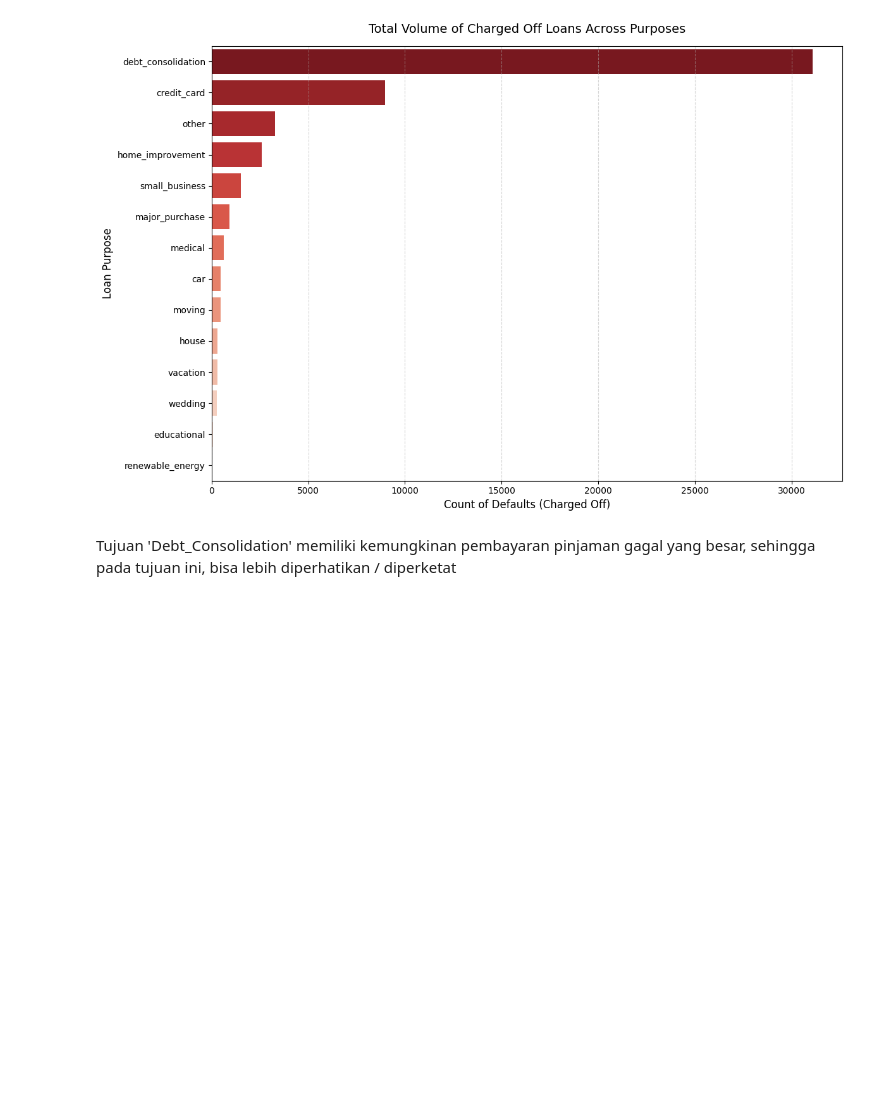
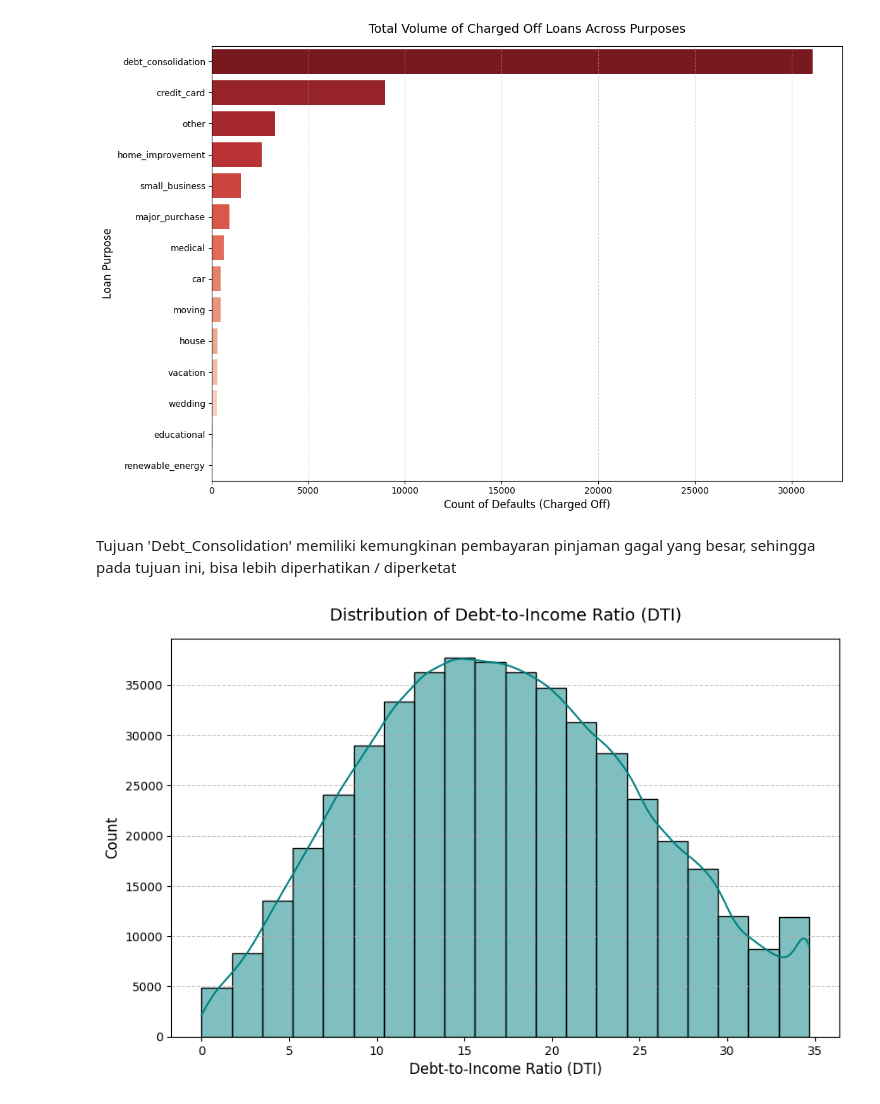
Before and after one commit to rfaoktvian/ChurnPrediction, a Jupyter notebook: notebooks/01_model_development.ipynb, the cells around one changed output. Saved outputs shown, nothing was run; the diff lists cells and outputs as text; code cells hidden in the pictures; blank space fills up the shorter version.

```diff
--- a/notebooks/01_model_development.ipynb
+++ b/notebooks/01_model_development.ipynb
@@ -509,3 +509,13 @@ plt.show()
 [figure]
 # %% [markdown]
 Tujuan 'Debt_Consolidation' memiliki kemungkinan pembayaran pinjaman gagal yang besar, sehingga pada tujuan ini, bisa lebih diperhatikan / diperketat
+# %%
+plt.figure(figsize=(10, 6))
+sns.histplot(df['dti'], kde=True, color='teal', bins=20)
+plt.title('Distribution of Debt-to-Income Ratio (DTI)', fontsize=14, pad=15)
+plt.xlabel('Debt-to-Income Ratio (DTI)', fontsize=12)
+plt.ylabel('Count', fontsize=12)
+plt.grid(axis='y', linestyle='--', alpha=0.7)
+plt.show()
+# %% [output]
+[figure, added]
```
Also changed, not shown: parts of 5 cells of this notebook.
